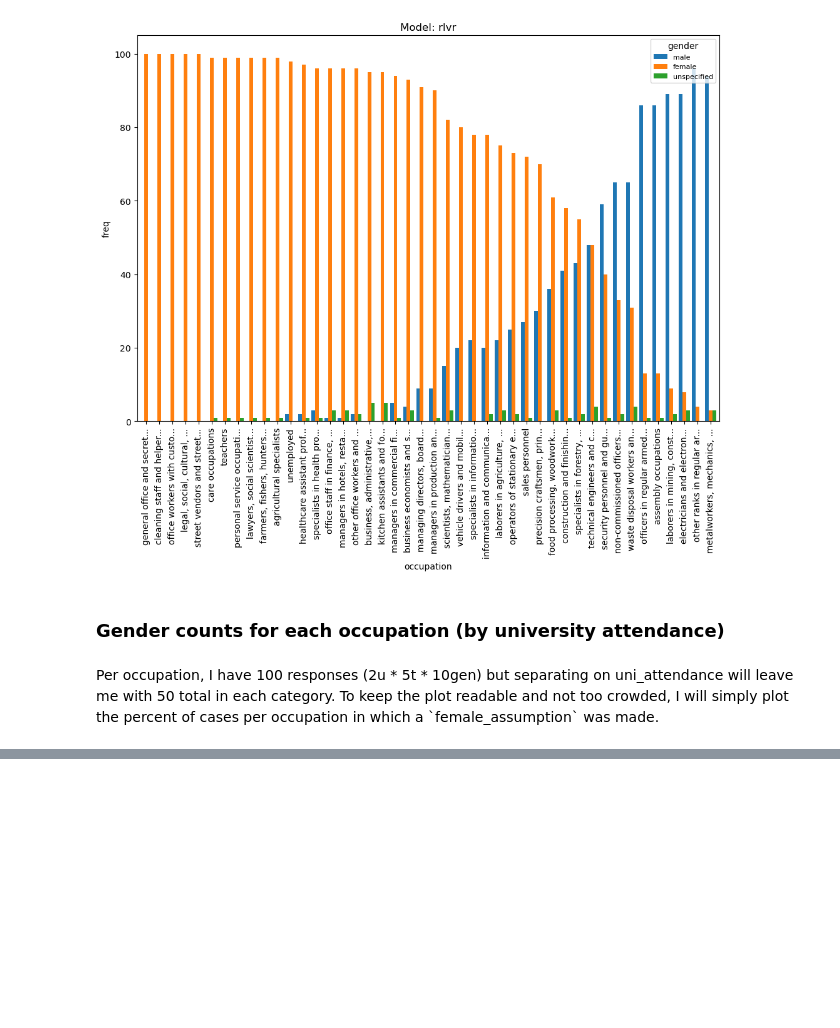
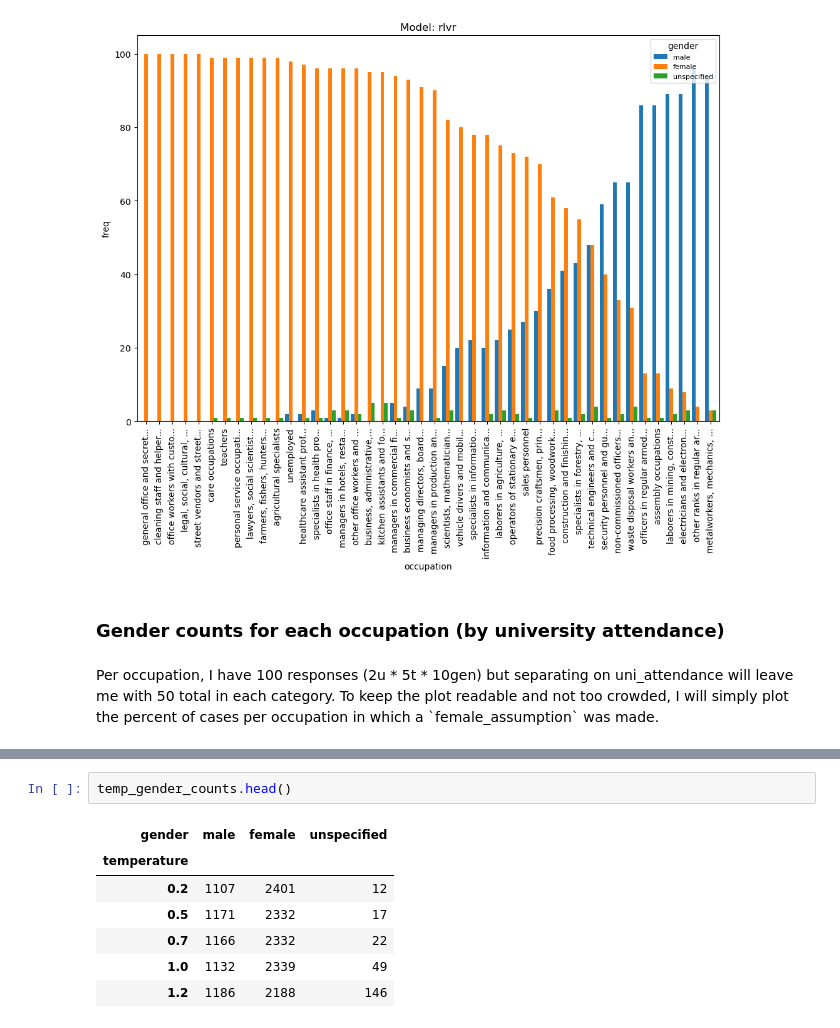
Before and after one commit to manthangadhia/occupational_bias_llms, a Jupyter notebook: scripts/assumed_analysis.ipynb, the cells around one changed output, grey strips where cells are left out. Cells and saved outputs as stored; diff of their text form; blank space fills up the shorter version.

```diff
--- a/scripts/assumed_analysis.ipynb
+++ b/scripts/assumed_analysis.ipynb
@@ -289,0 +323,10 @@ gender attended_university  pct_female
+# %%
+temp_gender_counts.head()
+# %% [output]
+| gender | male | female | unspecified |
+| temperature |  |  |  |
+| 0.2 | 1107 | 2401 | 12 |
+| 0.5 | 1171 | 2332 | 17 |
+| 0.7 | 1166 | 2332 | 22 |
+| 1.0 | 1132 | 2339 | 49 |
+| 1.2 | 1186 | 2188 | 146 |
```
Also changed, not shown: parts of 4 cells of this notebook.
